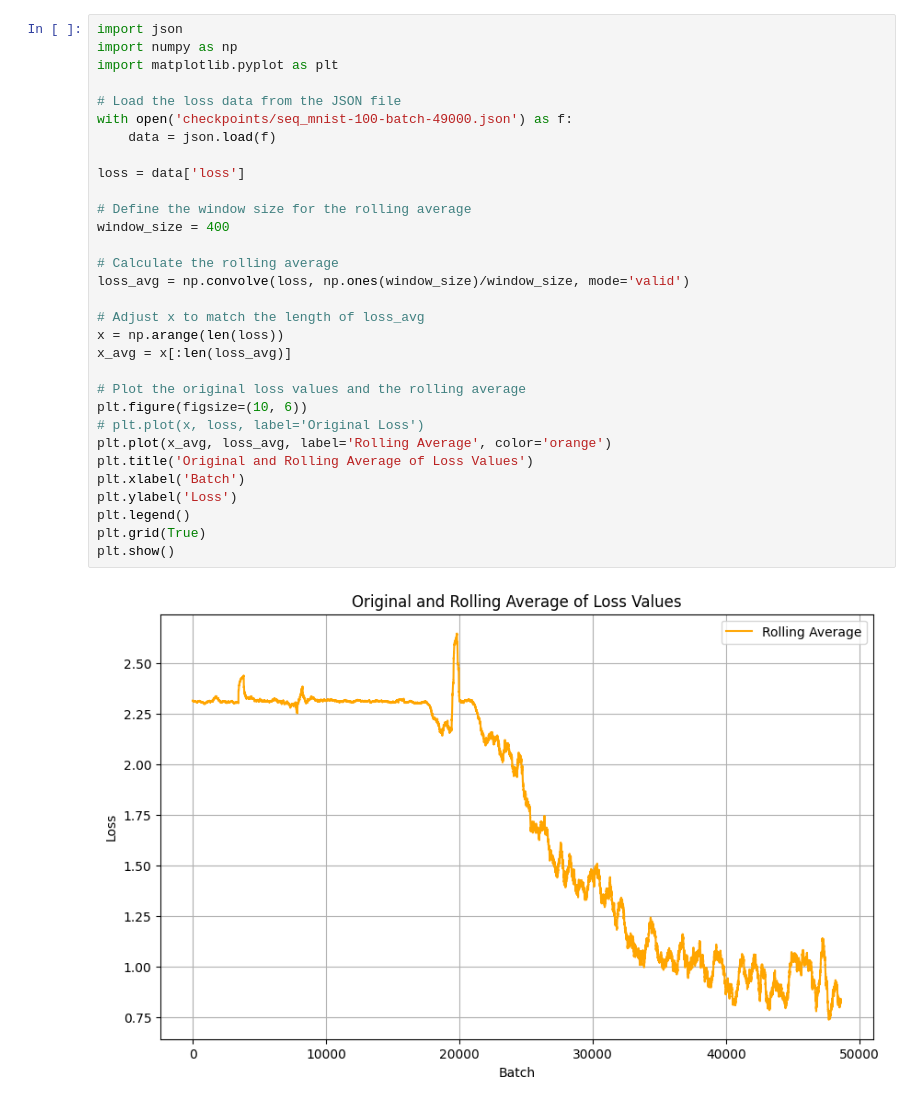
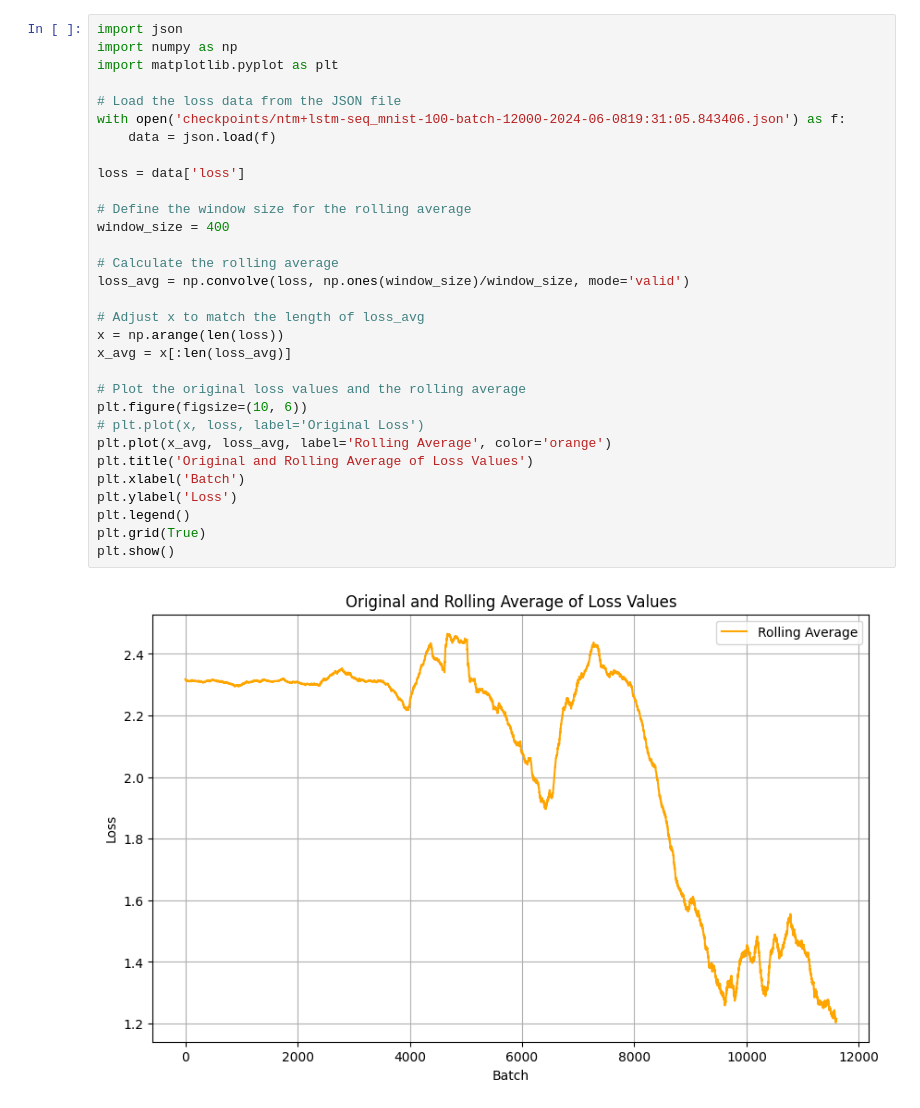
Before and after one commit to Floritium/S4_Neural_Turing, a Jupyter notebook: plot.ipynb, the cells around one changed output. Drawn from its saved outputs; the diff is of its cells as text.

```diff
--- a/plot.ipynb
+++ b/plot.ipynb
@@ -2,32 +2,32 @@
 import json
 import numpy as np
 import matplotlib.pyplot as plt
 
 # Load the loss data from the JSON file
-with open('checkpoints/seq_mnist-100-batch-49000.json') as f:
+with open('checkpoints/ntm+lstm-seq_mnist-100-batch-12000-2024-06-0819:31:05.843406.json') as f:
     data = json.load(f)
 
 loss = data['loss']
 
 # Define the window size for the rolling average
 window_size = 400
 
 # Calculate the rolling average
 loss_avg = np.convolve(loss, np.ones(window_size)/window_size, mode='valid')
 
 # Adjust x to match the length of loss_avg
 x = np.arange(len(loss))
 x_avg = x[:len(loss_avg)]
 
 # Plot the original loss values and the rolling average
 plt.figure(figsize=(10, 6))
 # plt.plot(x, loss, label='Original Loss')
 plt.plot(x_avg, loss_avg, label='Rolling Average', color='orange')
 plt.title('Original and Rolling Average of Loss Values')
 plt.xlabel('Batch')
 plt.ylabel('Loss')
 plt.legend()
 plt.grid(True)
 plt.show()
 # %% [output]
-[figure, old version]
+[figure, new version]
```
Also changed, not shown: parts of 2 cells of this notebook, 18 other files.
